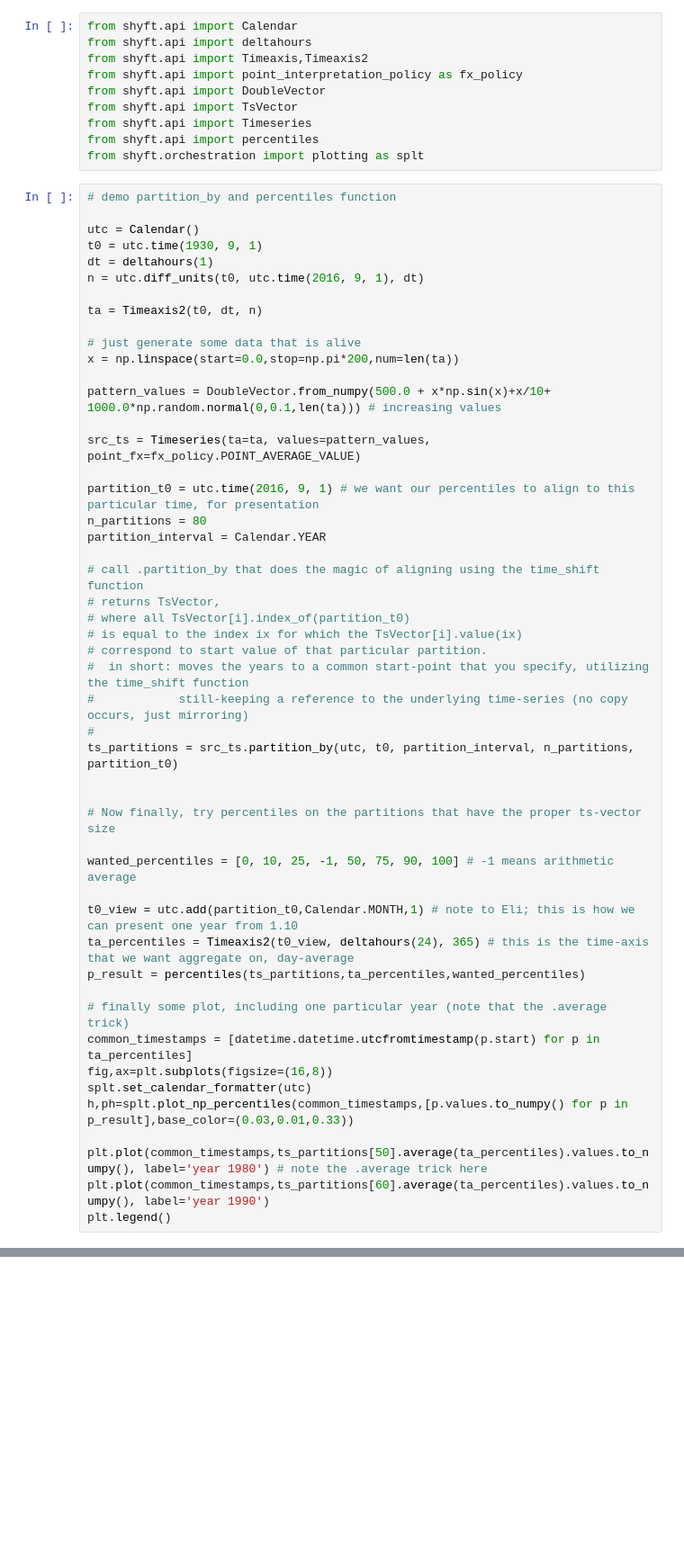
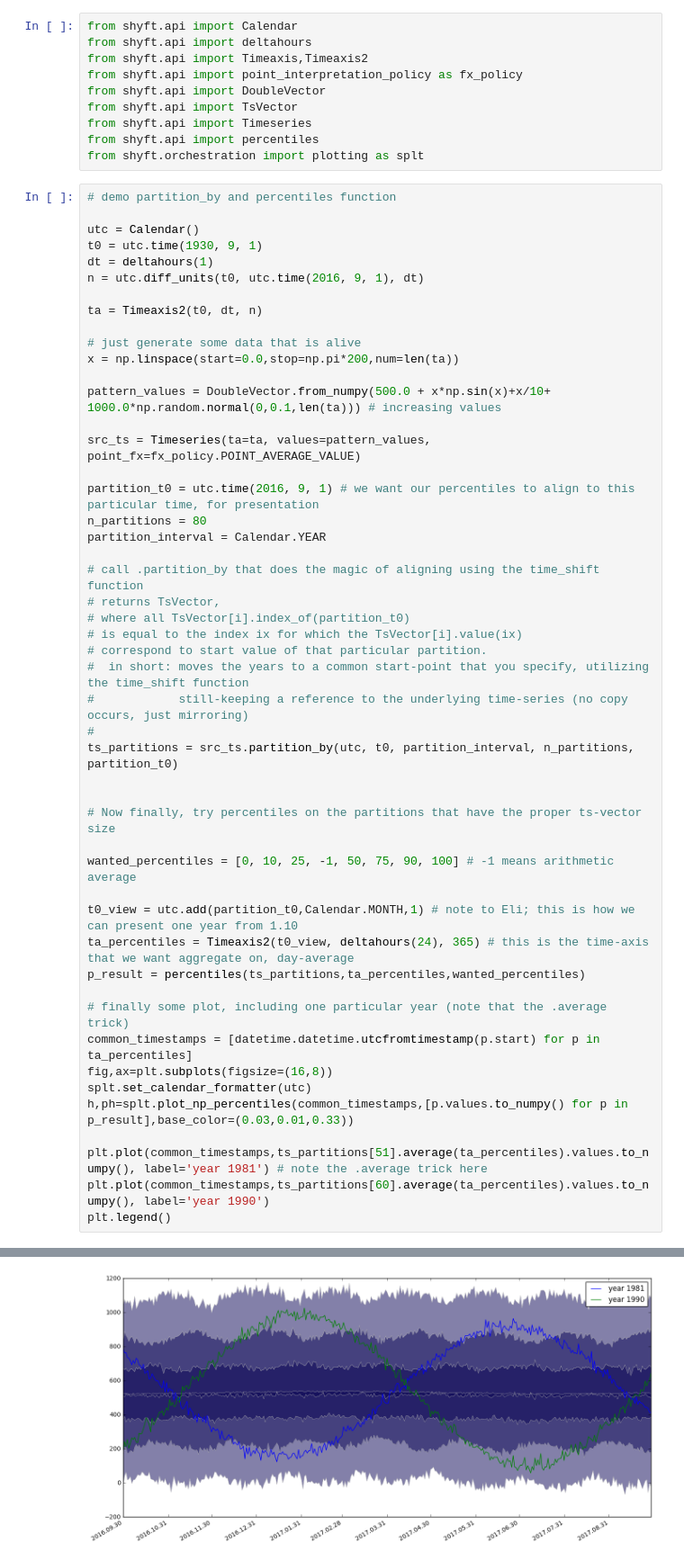
Before and after one commit to engkugan/shyft-doc, a Jupyter notebook: notebooks/time-series/partition_by_and_percentiles.ipynb, the cells around one changed output, grey strips where cells are left out. Shown at 90% size. Cells and saved outputs as stored; diff of their text form; blank space fills up the shorter version.

```diff
--- a/notebooks/time-series/partition_by_and_percentiles.ipynb
+++ b/notebooks/time-series/partition_by_and_percentiles.ipynb
@@ -71,6 +73,7 @@ fig,ax=plt.subplots(figsize=(16,8))
 splt.set_calendar_formatter(utc)
 h,ph=splt.plot_np_percentiles(common_timestamps,[p.values.to_numpy() for p in p_result],base_color=(0.03,0.01,0.33))
 
-plt.plot(common_timestamps,ts_partitions[50].average(ta_percentiles).values.to_numpy(), label='year 1980') # note the .average trick here
+plt.plot(common_timestamps,ts_partitions[51].average(ta_percentiles).values.to_numpy(), label='year 1981') # note the .average trick here
 plt.plot(common_timestamps,ts_partitions[60].average(ta_percentiles).values.to_numpy(), label='year 1990')
 plt.legend()
+# %% [output]
@@ -77,3 +81,4 @@ plt.legend()
+[figure, added]
 # %%
 # Ok, this was fun!
 #, now let's compute the accumulated yearly signals, starting from 1.9
```
Also changed, not shown: parts of 3 cells of this notebook, 5 other files.
